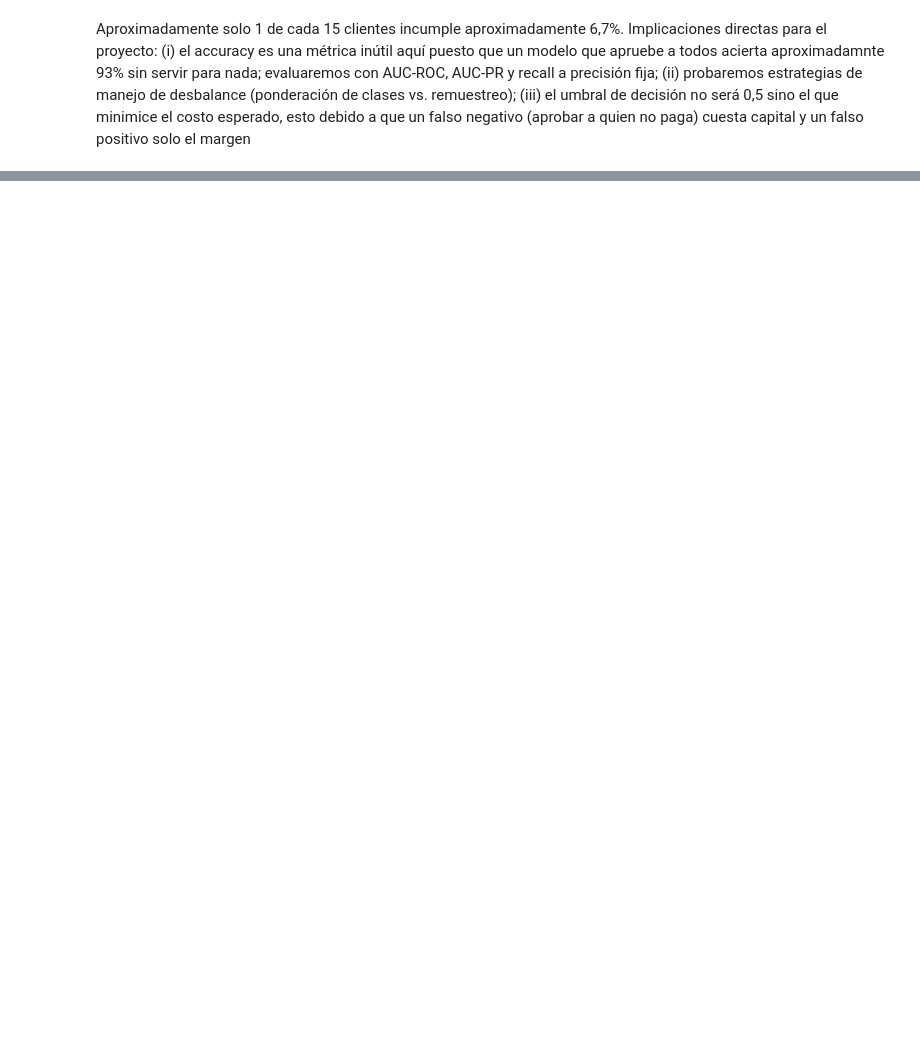
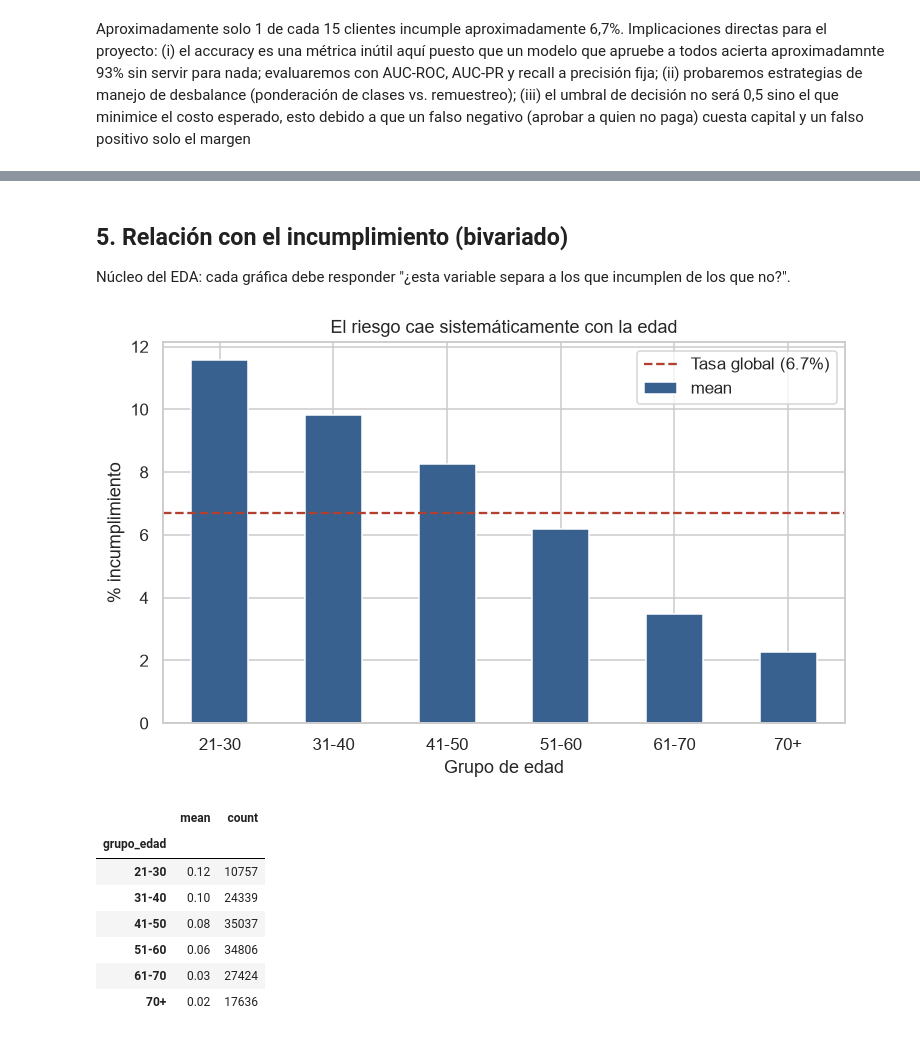
Before and after one commit to w-bojacag/DS-Miniproyecto, a Jupyter notebook: Notebook/01_eda.ipynb, the cells around one changed output, grey strips where cells are left out. Saved outputs shown, nothing was run; the diff lists cells and outputs as text; code cells hidden in the pictures; blank space fills up the shorter version.

```diff
--- a/Notebook/01_eda.ipynb
+++ b/Notebook/01_eda.ipynb
@@ -169,0 +184,27 @@ Aproximadamente solo 1 de cada 15 clientes incumple aproximadamente 6,7%. Implic
+# %% [markdown]
+## 5. Relación con el incumplimiento (bivariado)
+
+Núcleo del EDA: cada gráfica debe responder "¿esta variable separa a los que incumplen de los que no?".
+# %%
+# 5.1 Tasa de incumplimiento por grupo de edad
+df["grupo_edad"] = pd.cut(df.edad, bins=[20, 30, 40, 50, 60, 70, 110],
+                          labels=["21-30", "31-40", "41-50", "51-60", "61-70", "70+"])
+tasa_edad = df.groupby("grupo_edad", observed=True).incumplio.agg(["mean", "count"])
+
+fig, ax = plt.subplots(figsize=(8, 4.5))
+(100 * tasa_edad["mean"]).plot(kind="bar", ax=ax, color="#39618f", rot=0)
+ax.axhline(100 * tasa, ls="--", color="#b3402e", label=f"Tasa global ({100*tasa:.1f}%)")
+ax.set_ylabel("% incumplimiento"); ax.set_xlabel("Grupo de edad")
+ax.set_title("El riesgo cae sistemáticamente con la edad"); ax.legend()
+plt.show()
+tasa_edad
+# %% [output]
+[figure, added]
+|  | mean | count |
+| grupo_edad |  |  |
+| 21-30 | 0.12 | 10757 |
+| 31-40 | 0.10 | 24339 |
+| 41-50 | 0.08 | 35037 |
+| 51-60 | 0.06 | 34806 |
+| 61-70 | 0.03 | 27424 |
+| 70+ | 0.02 | 17636 |
```
Also changed, not shown: parts of 8 cells of this notebook.
